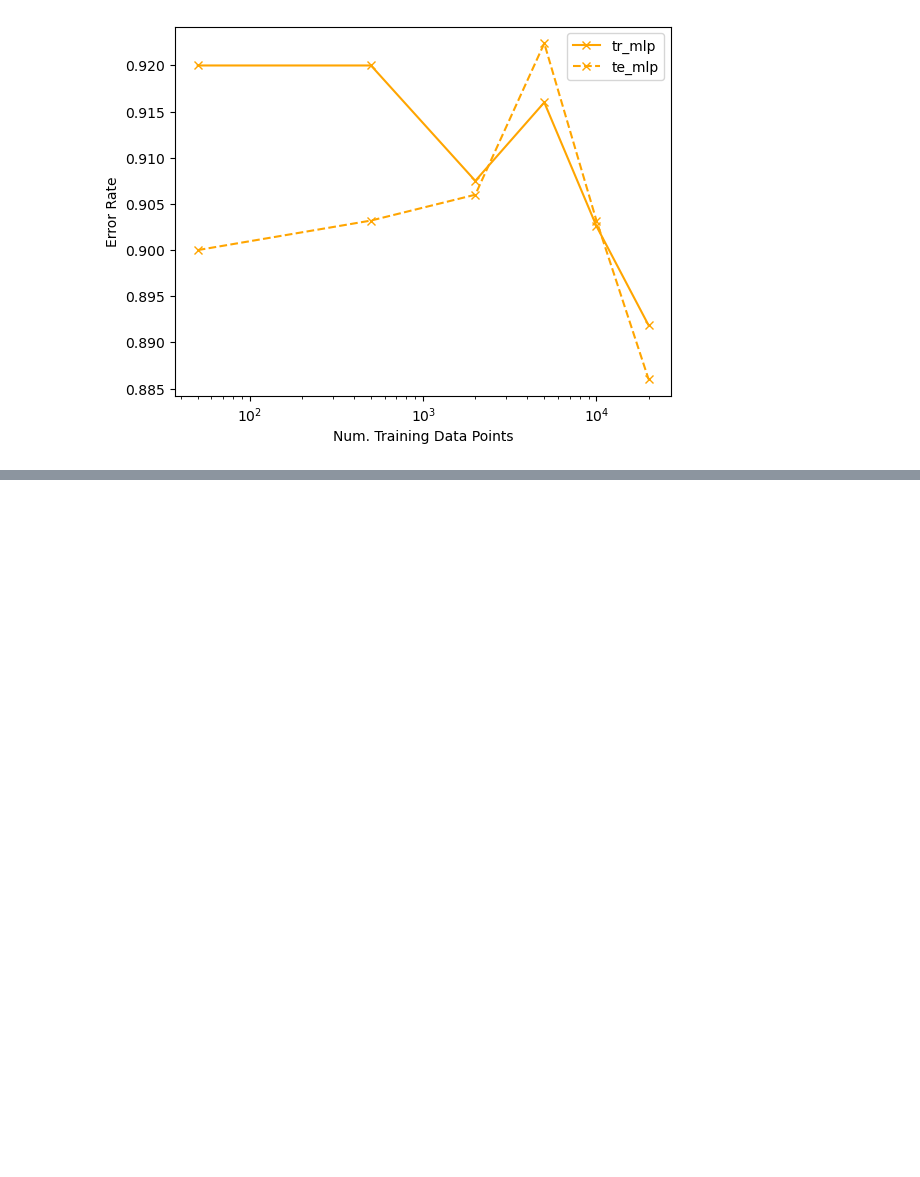
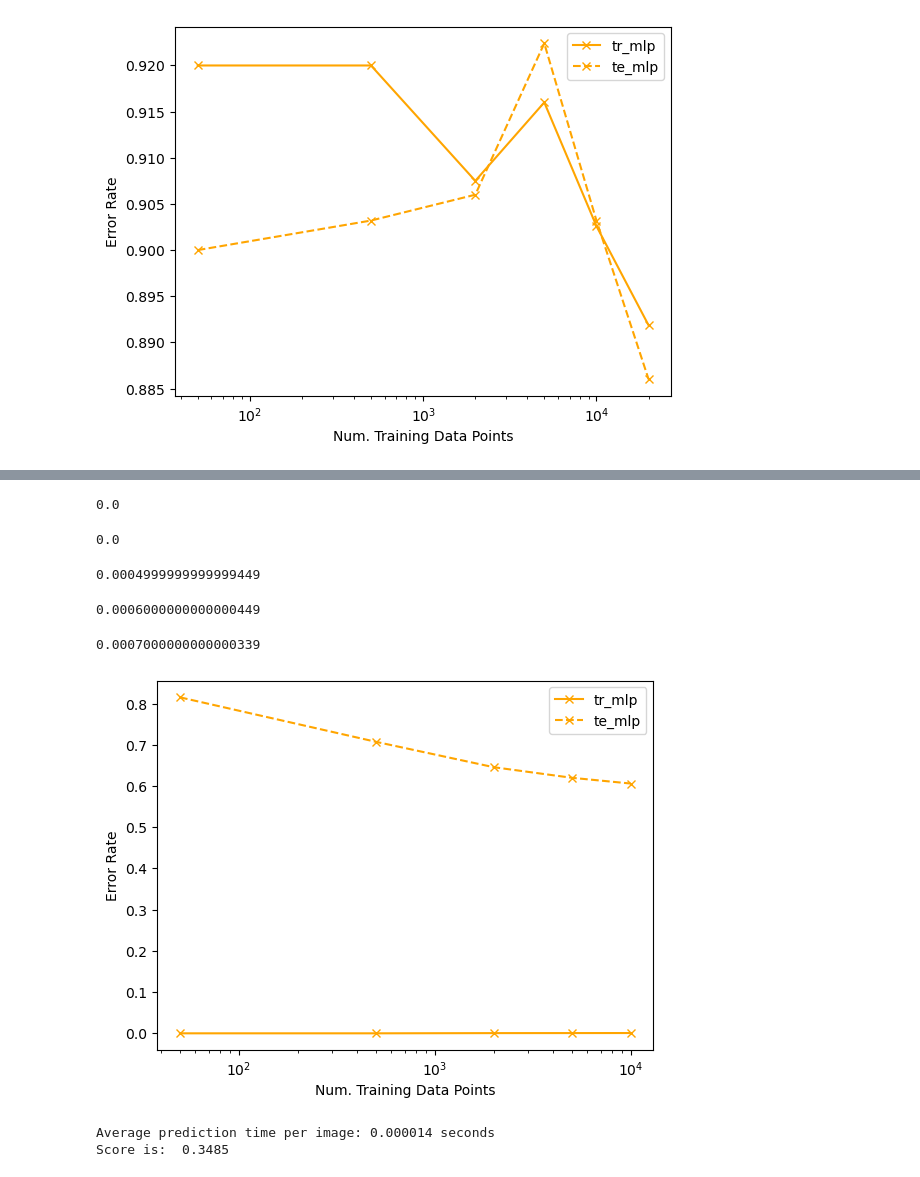
Before and after one commit to jordany33/CIFAR-10-Image-Classification, a Jupyter notebook: CIFAR-10_Neural_Network.ipynb, the cells around one changed output, grey strips where cells are left out. Drawn from its saved outputs; the diff is of its cells as text; code cells hidden in the pictures; blank space fills up the shorter version.

```diff
--- a/CIFAR-10_Neural_Network.ipynb
+++ b/CIFAR-10_Neural_Network.ipynb
@@ -174,0 +246,56 @@ plot_errors_for_train_sizes_cnn(tr_err, te_err, train_sizes)
+# %%
+from sklearn.neural_network import MLPClassifier
+
+def errors_for_train_sizes_mlp(X_tr, y_tr, X_te, y_te, seed, train_sizes):
+    # append error rates to the following lists
+    tr_err_mlp = [] # training error rates for MLP
+    te_err_mlp = [] # testing error rates for MLP
+
+    for size in train_sizes:
+        X_tr_subset = X_tr[:size]
+        y_tr_subset = y_tr[:size]
+
+        mlp = MLPClassifier(hidden_layer_sizes=64, activation='relu', solver='sgd', learning_rate_init=0.001, batch_size=256, random_state=seed, max_iter=500)
+        mlp.fit(X_tr_subset, y_tr_subset)
+
+        tr_err_mlp.append(1-mlp.score(X_tr_subset, y_tr_subset))
+        te_err_mlp.append(1-mlp.score(X_te, y_te))
+        print(1-mlp.score(X_tr_subset, y_tr_subset))
+
+    return tr_err_mlp, te_err_mlp
+# %%
+def plot_errors_for_train_sizes_mlp(tr_err_mlp, te_err_mlp, train_sizes):
+
+    plt.semilogx(train_sizes, tr_err_mlp, label='tr_mlp', marker='x', color='orange')
+    plt.semilogx(train_sizes, te_err_mlp, label='te_mlp', linestyle='--', marker='x', color='orange')
+
+    plt.xlabel('Num. Training Data Points')
+    plt.ylabel('Error Rate')
+
+    plt.legend()
+# %%
+train_sizes = [50, 500, 2000, 5000, 10000]
+tr_err_mlp, te_err_mlp = errors_for_train_sizes_mlp(X_tr_scaled, y_tr, X_te_scaled, y_te, seed, train_sizes)
+plot_errors_for_train_sizes_mlp(tr_err_mlp, te_err_mlp, train_sizes)
+# %% [output]
+0.0
+0.0
+0.0004999999999999449
+0.0006000000000000449
+0.0007000000000000339
+[figure, added]
+# %%
+
+mlp = MLPClassifier(hidden_layer_sizes=256, activation='relu', solver='sgd', learning_rate_init=0.001, batch_size=256, random_state=seed, max_iter=1000)
+mlp.fit(X_tr_scaled[:1000], y_tr[:1000])
+start_time = time.time()
+predictions = mlp.predict(X_te_scaled)
+end_time = time.time()
+
+prediction_time = end_time - start_time
+time_per_image = prediction_time / len(X_te_scaled)
+print(f"Average prediction time per image: {time_per_image:.6f} seconds")
+print("Score is: ", mlp.score(X_te_scaled, y_te))
+# %% [output]
+Average prediction time per image: 0.000014 seconds
+Score is:  0.3485
```
Also changed, not shown: parts of 12 cells of this notebook.
